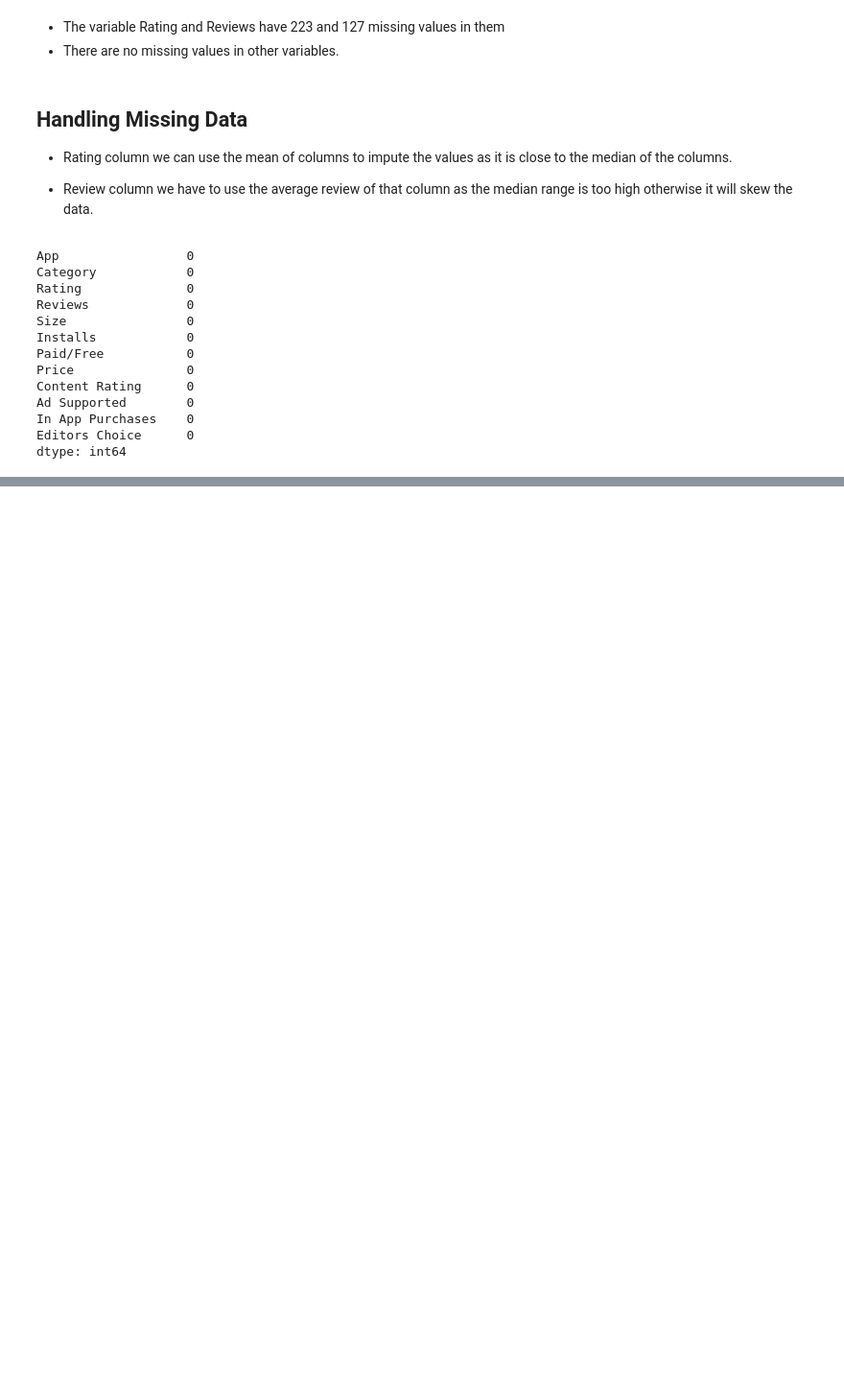
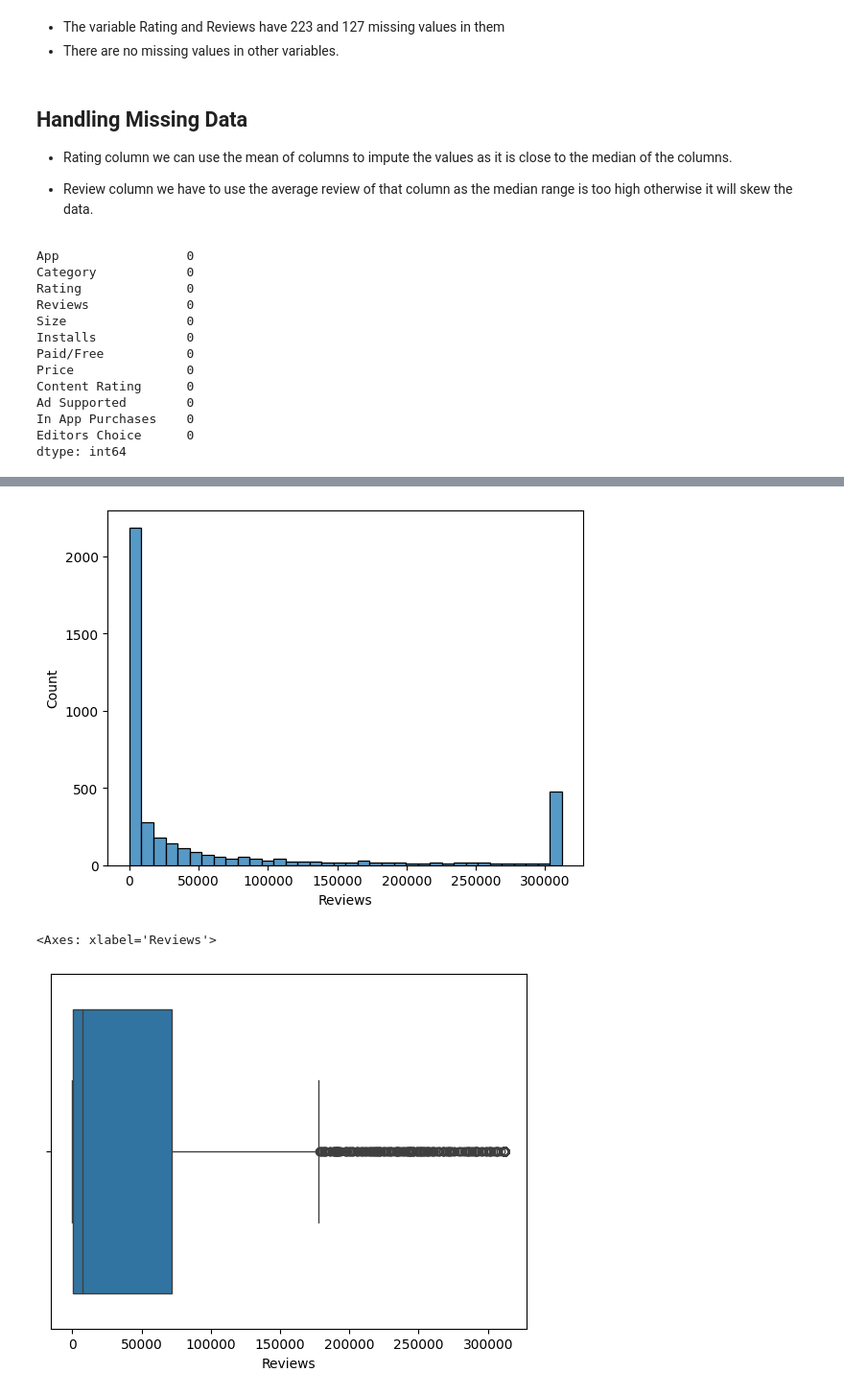
Before and after one commit to HunterKane/University-of-Texas-AI-ML-Projects-, a Jupyter notebook: Practice 1 Google Play Store Case Study - EDA Analysis/Google_Play_Store_Case_Study.ipynb, the cells around one changed output, grey strips where cells are left out. Shown at 96% size. Cells and saved outputs as stored; diff of their text form; code cells hidden in the pictures; blank space fills up the shorter version.

```diff
--- a/Practice 1 Google Play Store Case Study - EDA Analysis/Google_Play_Store_Case_Study.ipynb
+++ b/Practice 1 Google Play Store Case Study - EDA Analysis/Google_Play_Store_Case_Study.ipynb
@@ -190,0 +251,9 @@ dtype: int64
+# %%
+#Observations on Reviews
+sns.histplot(data =df, x = "Reviews")
+plt.show()
+sns.boxplot(data = df, x = "Reviews")
+# %% [output]
+[figure, added]
+<Axes: xlabel='Reviews'>
+[figure, added]
```
Also changed, not shown: parts of 11 cells of this notebook.
